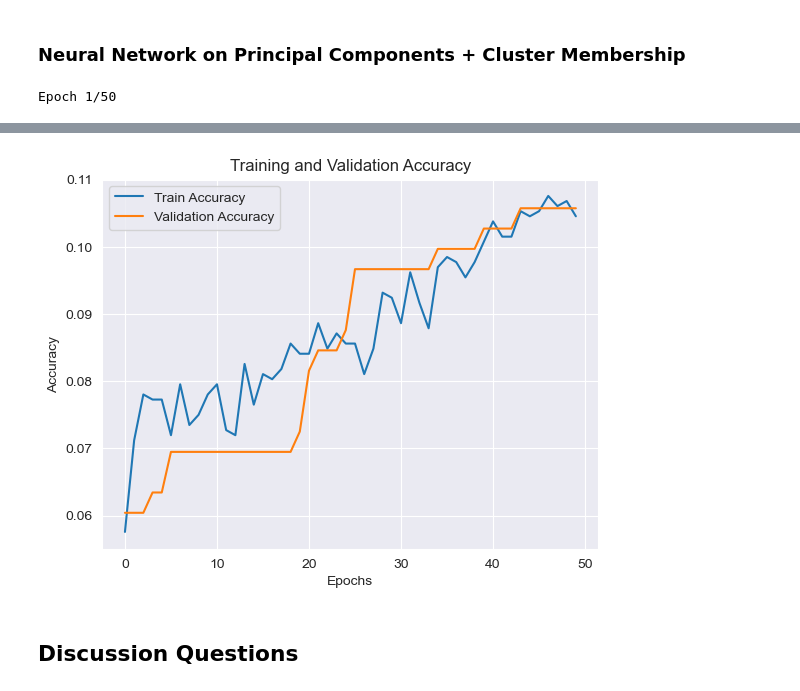
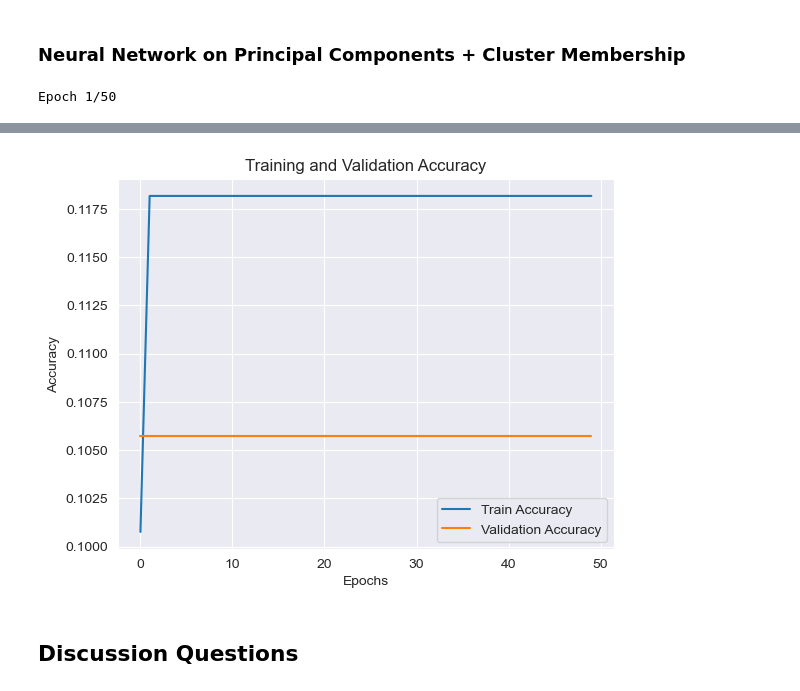
Before and after one commit to NalinaSofia/Computational-Social-Science-Projects, a Jupyter notebook: Project_4/Project4.ipynb, the cells around one changed output, grey strips where cells are left out. Drawn from its saved outputs; the diff is of its cells as text; code cells hidden in the pictures.

```diff
--- a/Project_4/Project4.ipynb
+++ b/Project_4/Project4.ipynb
@@ -670,14 +671,14 @@ data = pd.read_csv('nhanes.csv')  # Replace with your dataset path
 
 # Define target and features
 y = data['HSD010']  # Replace with your target column
-X = data.drop(columns=['HSD010'])  # Replace with non-feature columns
+X = data  # Replace with non-feature columns
 
 # Normalize features
 scaler = StandardScaler()
 X_scaled = scaler.fit_transform(X)
 
 # Apply PCA
-pca = PCA(n_components=10)  # Adjust number of components based on previous analysis
+pca = PCA(n_components=120)  # Adjust number of components based on previous analysis
 X_pca = pca.fit_transform(X_scaled)
 
 # Perform Agglomerative Clustering
@@ -748,4 +749,4 @@ Test Accuracy: 0.11380144953727722
-[figure, old version]
+[figure, new version]
 # %% [markdown]
 ## Discussion Questions
 # %% [markdown]
```
Also changed, not shown: parts of 5 cells of this notebook.
